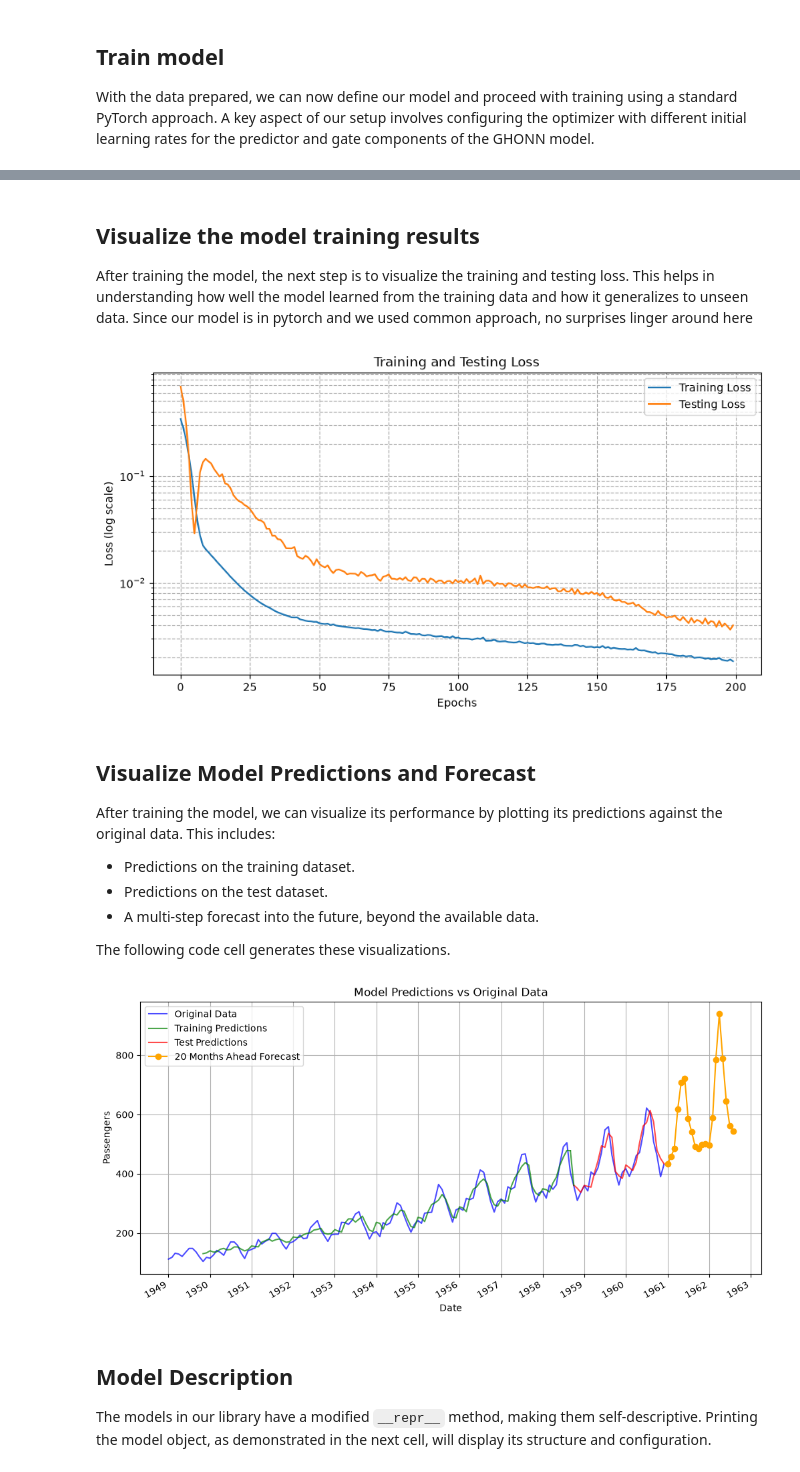
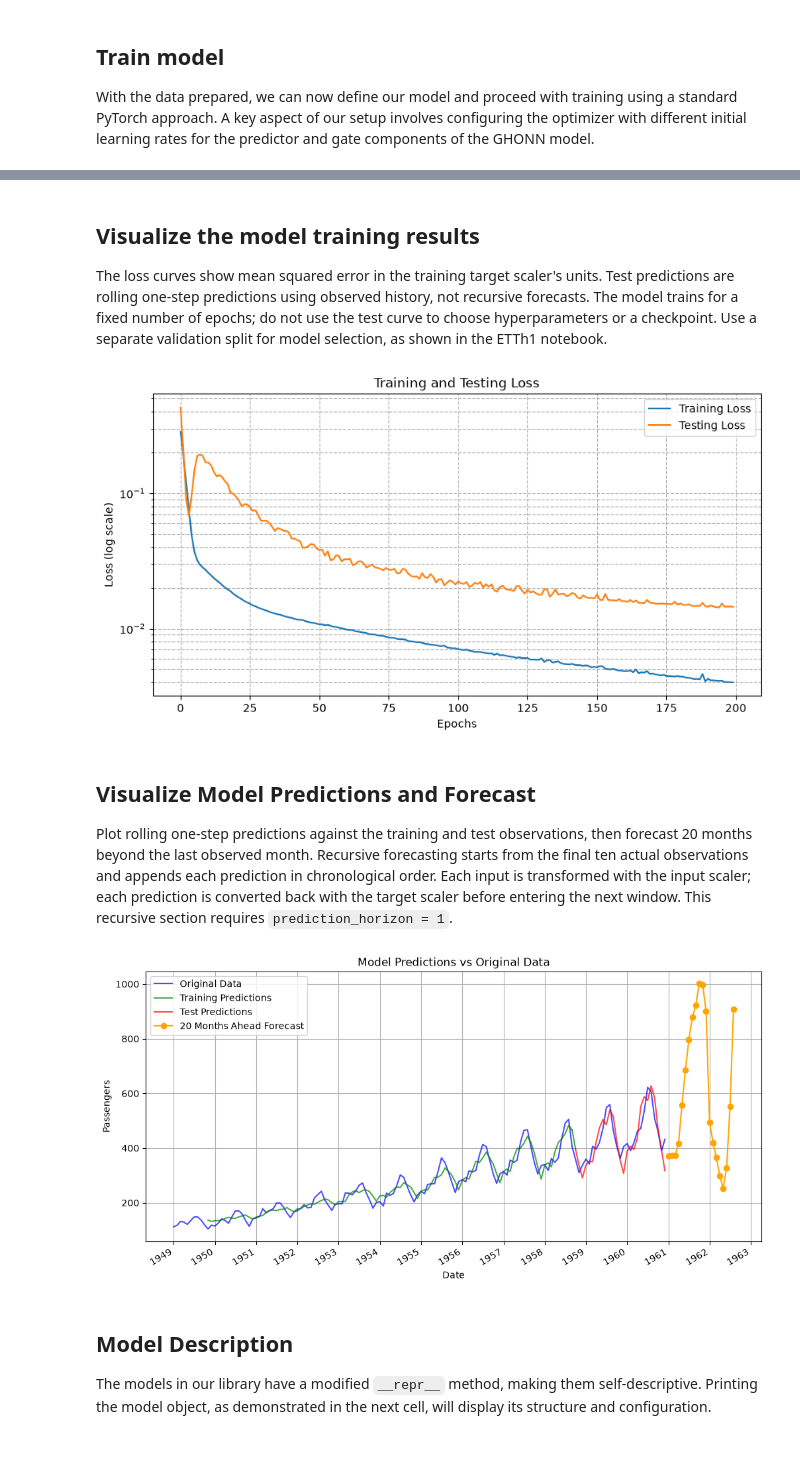
Before and after one commit to carnosi/ghonn_models_pytorch, a Jupyter notebook: examples/01_air_passanger_prediction.ipynb, the cells around one changed output, grey strips where cells are left out. Drawn from its saved outputs; the diff is of its cells as text; code cells hidden in the pictures.

Commit message:
fix: correct forecasting example and update documentation

```diff
--- a/examples/01_air_passanger_prediction.ipynb
+++ b/examples/01_air_passanger_prediction.ipynb
@@ -46,16 +44,14 @@ for i in range(prev_vals, N - prediction_horizon + 1):
     X[i - prev_vals] = data.iloc[i - prev_vals : i].to_numpy().flatten()
     y[i - prev_vals] = data.iloc[i + prediction_horizon - 1].to_numpy()
 
-# Normalize the data
+# Split chronologically before fitting either scaler.
+split_index = int(split_ratio * len(X))
 scaler_x = MinMaxScaler()
 scaler_y = MinMaxScaler()
-X = scaler_x.fit_transform(X)
-y = scaler_y.fit_transform(y)
-
-# Split the data into training and test sets
-split_index = int(split_ratio * len(X))
-X_train, X_test = X[:split_index], X[split_index:]
-y_train, y_test = y[:split_index], y[split_index:]
+X_train = scaler_x.fit_transform(X[:split_index])
+y_train = scaler_y.fit_transform(y[:split_index])
+X_test = scaler_x.transform(X[split_index:])
+y_test = scaler_y.transform(y[split_index:])
 
 print(f"Data shape: {data.shape}")
 print(f"X_train shape: {X_train.shape},y_train shape: {y_train.shape}")
@@ -201,6 +197,7 @@ Final test loss: 0.0040
 # %% [markdown]
 ## Visualize the model training results
-After training the model, the next step is to visualize the training and testing loss. This helps in understanding how well the model learned from the training data and how it generalizes to unseen data. Since our model is in pytorch and we used common approach, no surprises linger around here
+
+The loss curves show mean squared error in the training target scaler's units. Test predictions are rolling one-step predictions using observed history, not recursive forecasts. The model trains for a fixed number of epochs; do not use the test curve to choose hyperparameters or a checkpoint. Use a separate validation split for model selection, as shown in the ETTh1 notebook.
 # %%
 # Show training and testing loss on a log scale
 plt.figure(figsize=(10, 5))
@@ -214,16 +211,11 @@ plt.legend()
 plt.grid(which="both", ls="--")
 plt.show()
 # %% [output]
-[figure, old version]
+[figure, new version]
 # %% [markdown]
 ## Visualize Model Predictions and Forecast
-After training the model, we can visualize its performance by plotting its predictions against the original data. This includes:
 
-* Predictions on the training dataset.
-* Predictions on the test dataset.
-* A multi-step forecast into the future, beyond the available data.
-
-The following code cell generates these visualizations.
+Plot rolling one-step predictions against the training and test observations, then forecast 20 months beyond the last observed month. Recursive forecasting starts from the final ten actual observations and appends each prediction in chronological order. Each input is transformed with the input scaler; each prediction is converted back with the target scaler before entering the next window. This recursive section requires `prediction_horizon = 1`.
 # %%
 # Visualize model predictions
 plt.figure(figsize=(12, 6))
@@ -233,6 +225,8 @@ t = pd.to_datetime(data.index)
 
 # Original data
 plt.plot(t, data.values, label="Original Data", color="blue", alpha=0.7)
+
+model.eval()
 
 # Model predictions on training data
 train_predictions = model(X_train_tensor).detach().cpu().numpy()
@@ -263,52 +257,55 @@ if len(train_predictions) and len(test_predictions):
         alpha=0.7,
     )
 
-# --- Multi‐step forecast beyond end of data (e.g., 30 months ahead) ---
-n_future = 20  # forecast 30 months ahead
+# Recursive one-month forecasts beyond the final observed month.
+if prediction_horizon != 1:
+    raise ValueError("Recursive monthly forecasting requires prediction_horizon=1.")
+n_future = 20
 
-# start from last test‐window (normalized)
-window = X_test_tensor[-1].clone().squeeze()
-future_norm = []
-
+# Keep the rolling window in passenger units, oldest to newest.
+# Re-transform every lag because scaler_x has separate statistics per column.
+window = data.iloc[-prev_vals:].to_numpy().flatten().copy()
+future_preds = []
 model.eval()
 with torch.no_grad():
     for _ in range(n_future):
-        pred = model(window.unsqueeze(0)).squeeze()
-        future_norm.append(pred.item())
-        window = torch.cat([pred.unsqueeze(0), window[:-1]])
+        scaled_window = scaler_x.transform(window.reshape(1, -1))
+        model_input = torch.tensor(scaled_window, dtype=torch.float32, device=device)
+        scaled_prediction = model(model_input).cpu().numpy().reshape(1, 1)
+        prediction = scaler_y.inverse_transform(scaled_prediction)[0, 0]
+        future_preds.append(prediction)
+        window = np.concatenate([window[1:], [prediction]])
+future_preds = np.asarray(future_preds)
 
-# back to original scale
-future_preds = scaler_y.inverse_transform(np.array(future_norm).reshape(-1, 1)).flatten()
-
-# build future time axis using pandas date_range
-last_time = test_time[-1]  # This will be a pandas Timestamp object
+# The first forecast belongs to the month after the final observation.
+last_time = t[-1]
 future_times = pd.date_range(start=last_time, periods=n_future + 1, freq="MS")[1:]
 
 # Plot future predictions using datetime objects for the x-axis
 plt.plot(
     future_times,
     future_preds,
     color="orange",
     marker="o",
     label=f"{n_future} Months Ahead Forecast",
 )
 
 # Plot settings
 plt.title("Model Predictions vs Original Data")
 plt.xlabel("Date")
 plt.ylabel("Passengers")
 plt.legend()
 plt.grid()
 
 # Format x-axis to show only years
 ax = plt.gca()
 ax.xaxis.set_major_locator(mdates.YearLocator())
 ax.xaxis.set_major_formatter(mdates.DateFormatter("%Y"))
 plt.gcf().autofmt_xdate()  # Auto-rotate date labels for better readability
 
 plt.show()
 # %% [output]
-[figure, old version]
+[figure, new version]
 # %% [markdown]
 ## Model Description
 The models in our library have a modified `__repr__` method, making them self-descriptive. Printing the model object, as demonstrated in the next cell, will display its structure and configuration.
```
Also changed, not shown: parts of 6 cells of this notebook, 10 other files.
